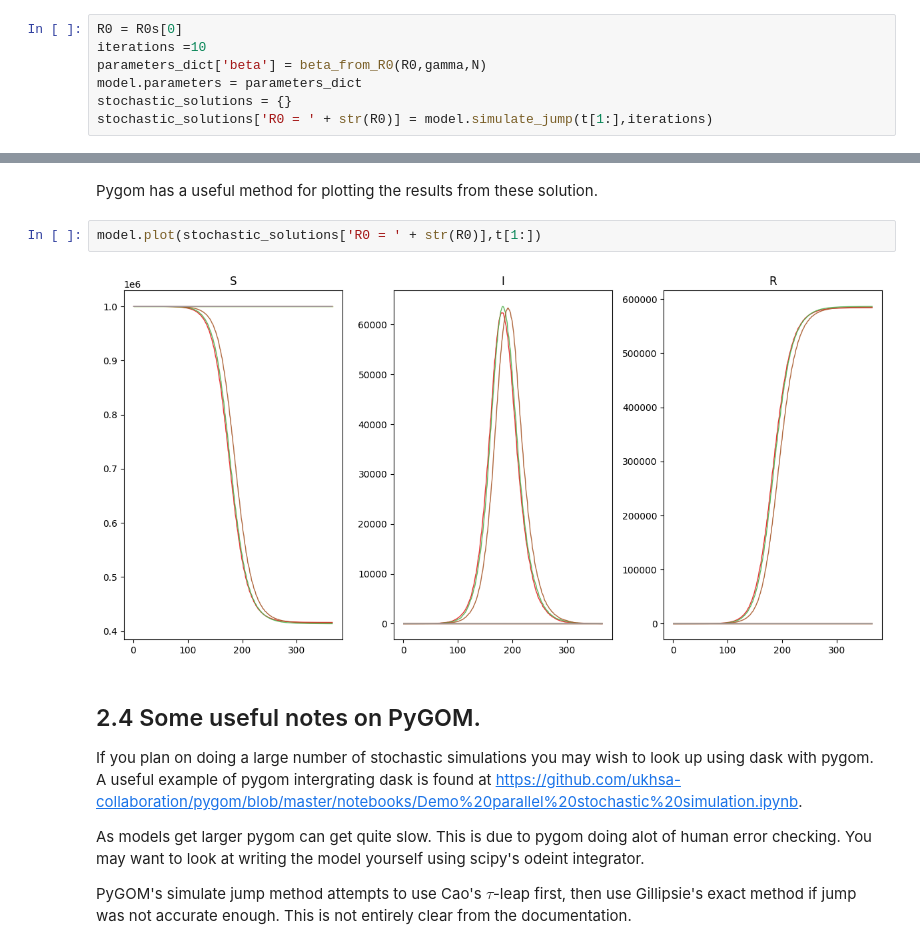
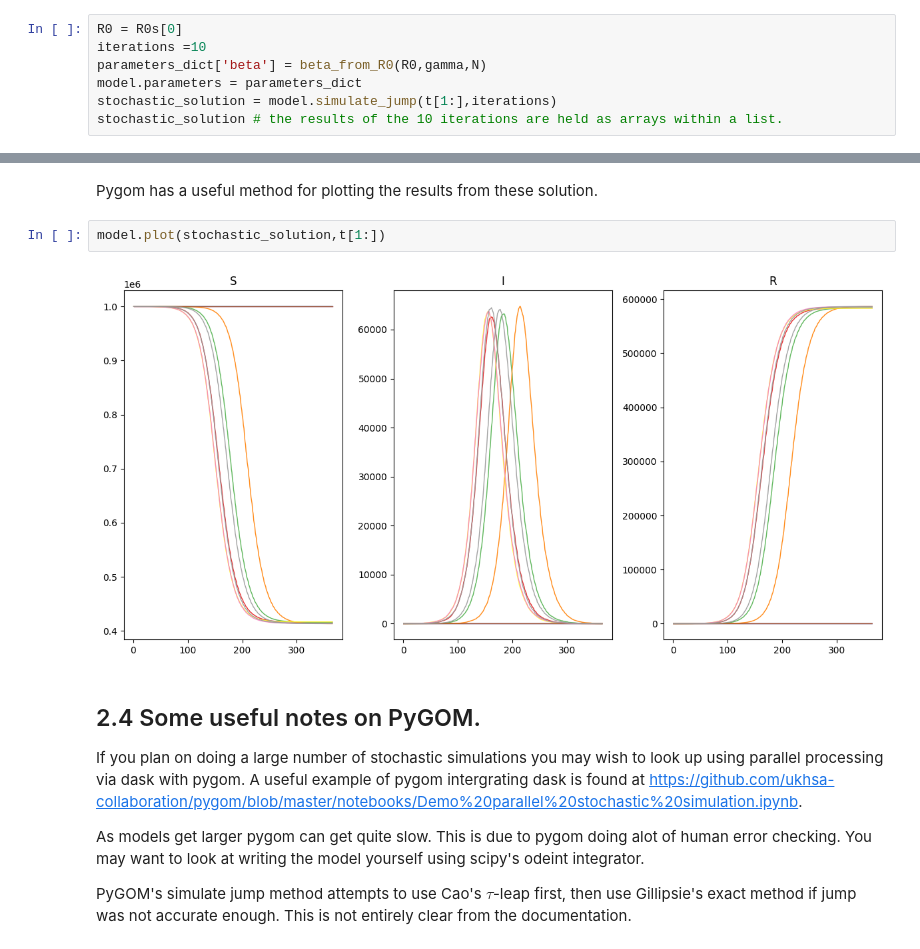
Before and after one commit to m-d-grunnill/Python-and-PyGOM-tuorial, a Jupyter notebook: Python_packages_for_Applied_Maths_and_PyGOM.ipynb, the cells around one changed output, grey strips where cells are left out. Cells and saved outputs as stored; diff of their text form.

Commit message:
Finished optional parts of Python_packages_for_Applied_Maths_and_PyGOM.ipynb.

```diff
--- a/Python_packages_for_Applied_Maths_and_PyGOM.ipynb
+++ b/Python_packages_for_Applied_Maths_and_PyGOM.ipynb
@@ -394,5 +394,5 @@ R0 = R0s[0]
 iterations =10
 parameters_dict['beta'] = beta_from_R0(R0,gamma,N)
 model.parameters = parameters_dict
-stochastic_solutions = {}
-stochastic_solutions['R0 = ' + str(R0)] = model.simulate_jump(t[1:],iterations)
+stochastic_solution = model.simulate_jump(t[1:],iterations)
+stochastic_solution # the results of the 10 iterations are held as arrays within a list.
@@ -419,13 +417,13 @@ stochastic_solutions['R0 = ' + str(R0)] # the results of the 10 iterations are h
 # %% [markdown]
 Pygom has a useful method for plotting the results from these solution.
 # %%
-model.plot(stochastic_solutions['R0 = ' + str(R0)],t[1:])
+model.plot(stochastic_solution,t[1:])
 # %% [output]
-[figure, old version]
+[figure, new version]
 # %% [markdown]
 ## 2.4 Some useful notes on PyGOM.
 
-If you plan on doing a large number of stochastic simulations you may wish to look up using dask with pygom. A useful example of pygom intergrating dask is found at [https://github.com/ukhsa-collaboration/pygom/blob/master/notebooks/Demo%20parallel%20stochastic%20simulation.ipynb](https://github.com/ukhsa-collaboration/pygom/blob/master/notebooks/Demo%20parallel%20stochastic%20simulation.ipynb).
+If you plan on doing a large number of stochastic simulations you may wish to look up using parallel processing via dask with pygom. A useful example of pygom intergrating dask is found at [https://github.com/ukhsa-collaboration/pygom/blob/master/notebooks/Demo%20parallel%20stochastic%20simulation.ipynb](https://github.com/ukhsa-collaboration/pygom/blob/master/notebooks/Demo%20parallel%20stochastic%20simulation.ipynb).
 
 As models get larger pygom can get quite slow. This is due to pygom doing alot of human error checking. You may want to look at writing the model yourself using scipy's odeint integrator.
 
```
Also changed, not shown: parts of 24 cells of this notebook.
